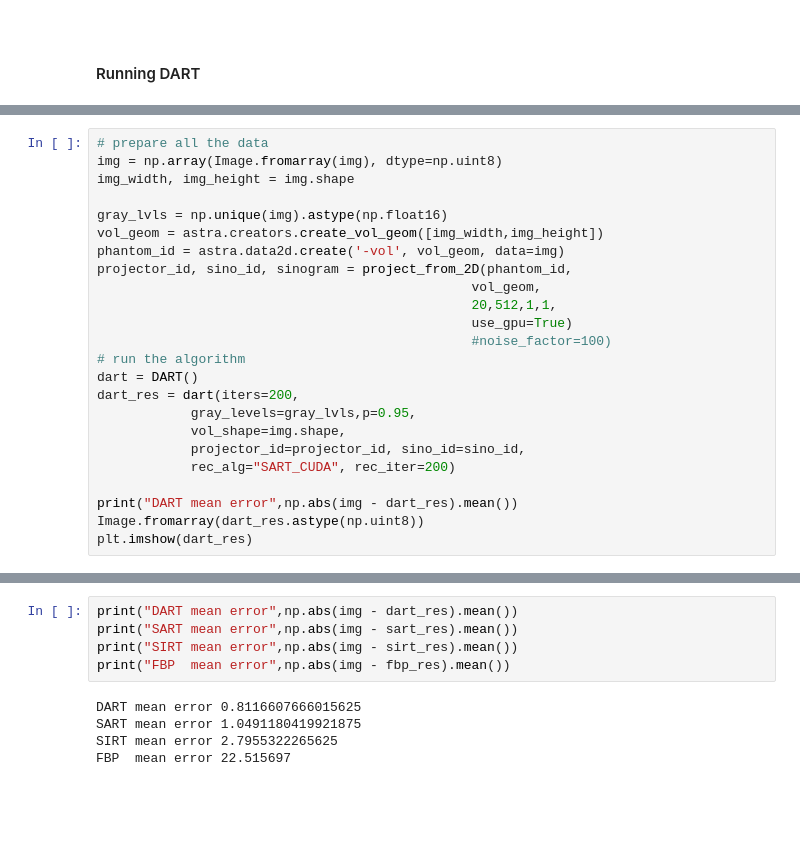
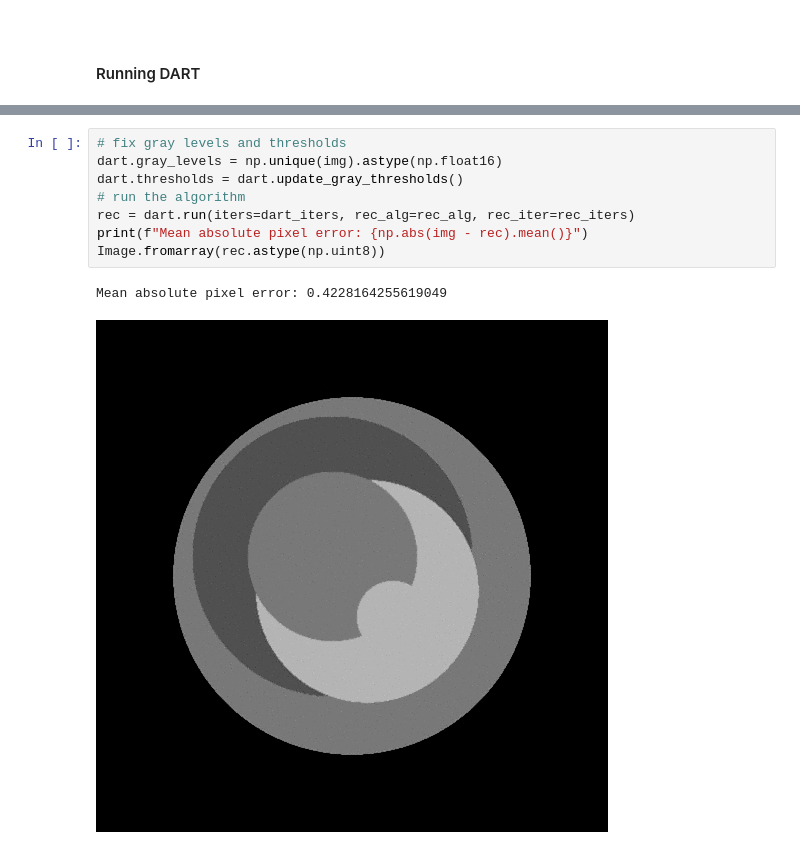
Before and after one commit to OhGreat/DART_python, a Jupyter notebook: dart_steps_test.ipynb, the cells around one changed output, grey strips where cells are left out. Drawn from its saved outputs; the diff is of its cells as text; blank space fills up the shorter version.

```diff
--- a/dart_steps_test.ipynb
+++ b/dart_steps_test.ipynb
@@ -122,24 +113,0 @@ gray values: [  0.  80. 120. 180.]
-# %%
-# prepare all the data
-img = np.array(Image.fromarray(img), dtype=np.uint8)
-img_width, img_height = img.shape
-
-gray_lvls = np.unique(img).astype(np.float16)
-vol_geom = astra.creators.create_vol_geom([img_width,img_height])
-phantom_id = astra.data2d.create('-vol', vol_geom, data=img)
-projector_id, sino_id, sinogram = project_from_2D(phantom_id,
-                                                vol_geom,
-                                                20,512,1,1,
-                                                use_gpu=True)
-                                                #noise_factor=100)
-# run the algorithm
-dart = DART()
-dart_res = dart(iters=200,
-            gray_levels=gray_lvls,p=0.95,
-            vol_shape=img.shape,
-            projector_id=projector_id, sino_id=sino_id,
-            rec_alg="SART_CUDA", rec_iter=200)
-
-print("DART mean error",np.abs(img - dart_res).mean())
-Image.fromarray(dart_res.astype(np.uint8))
-plt.imshow(dart_res)
@@ -227,10 +114,11 @@ Image.fromarray(fbp_res.astype(np.uint8))
-# %%
-print("DART mean error",np.abs(img - dart_res).mean())
-print("SART mean error",np.abs(img - sart_res).mean())
-print("SIRT mean error",np.abs(img - sirt_res).mean())
-print("FBP  mean error",np.abs(img - fbp_res).mean())
-# %% [output]
-DART mean error 0.8116607666015625
-SART mean error 1.0491180419921875
-SIRT mean error 2.7955322265625
-FBP  mean error 22.515697
+# %%
+# fix gray levels and thresholds
+dart.gray_levels = np.unique(img).astype(np.float16)
+dart.thresholds = dart.update_gray_thresholds()
+# run the algorithm
+rec = dart.run(iters=dart_iters, rec_alg=rec_alg, rec_iter=rec_iters)
+print(f"Mean absolute pixel error: {np.abs(img - rec).mean()}")
+Image.fromarray(rec.astype(np.uint8))
+# %% [output]
+Mean absolute pixel error: 0.4228164255619049
+[figure, added]
```
Also changed, not shown: parts of 23 cells of this notebook, 3 other files.
